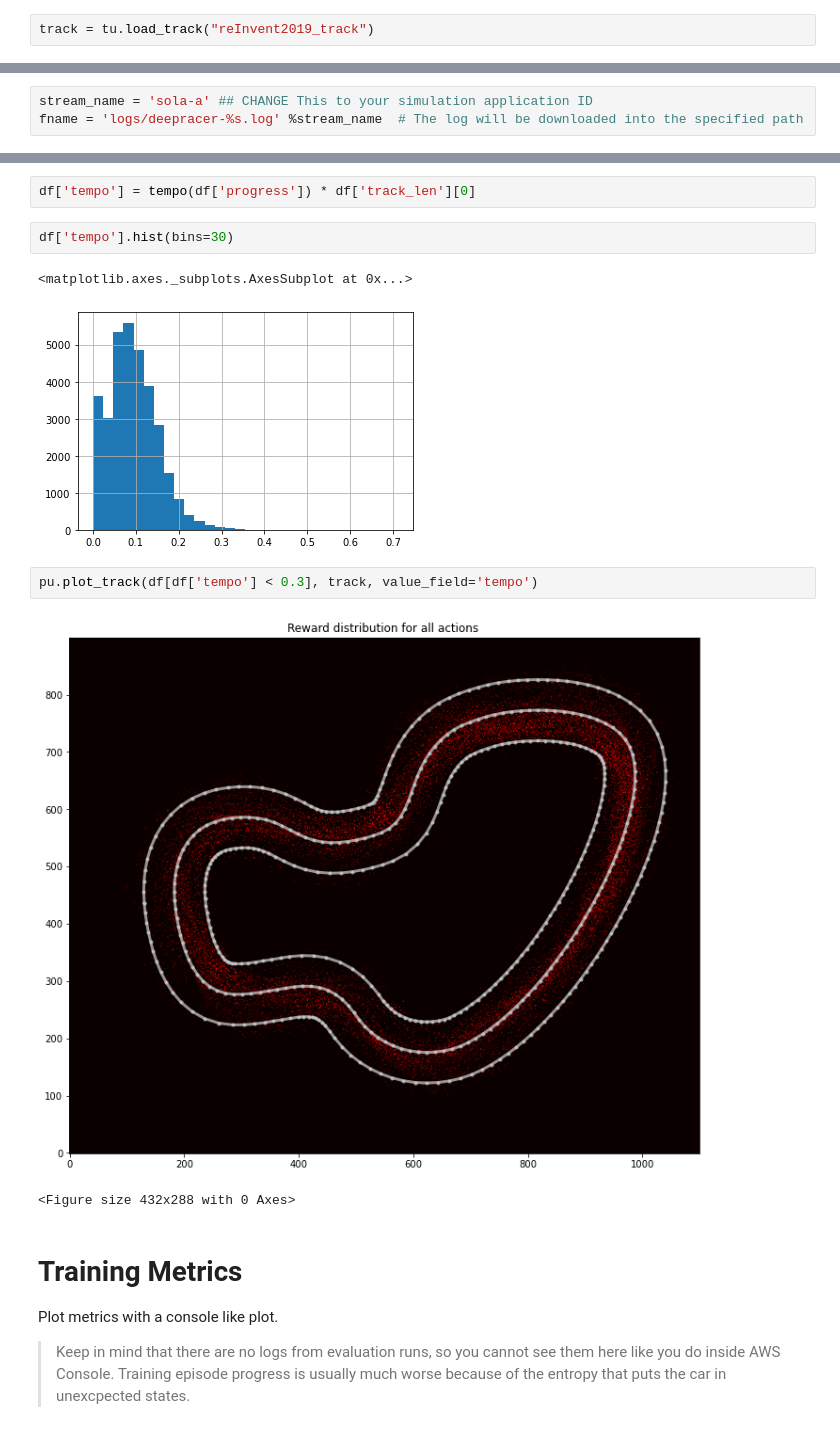
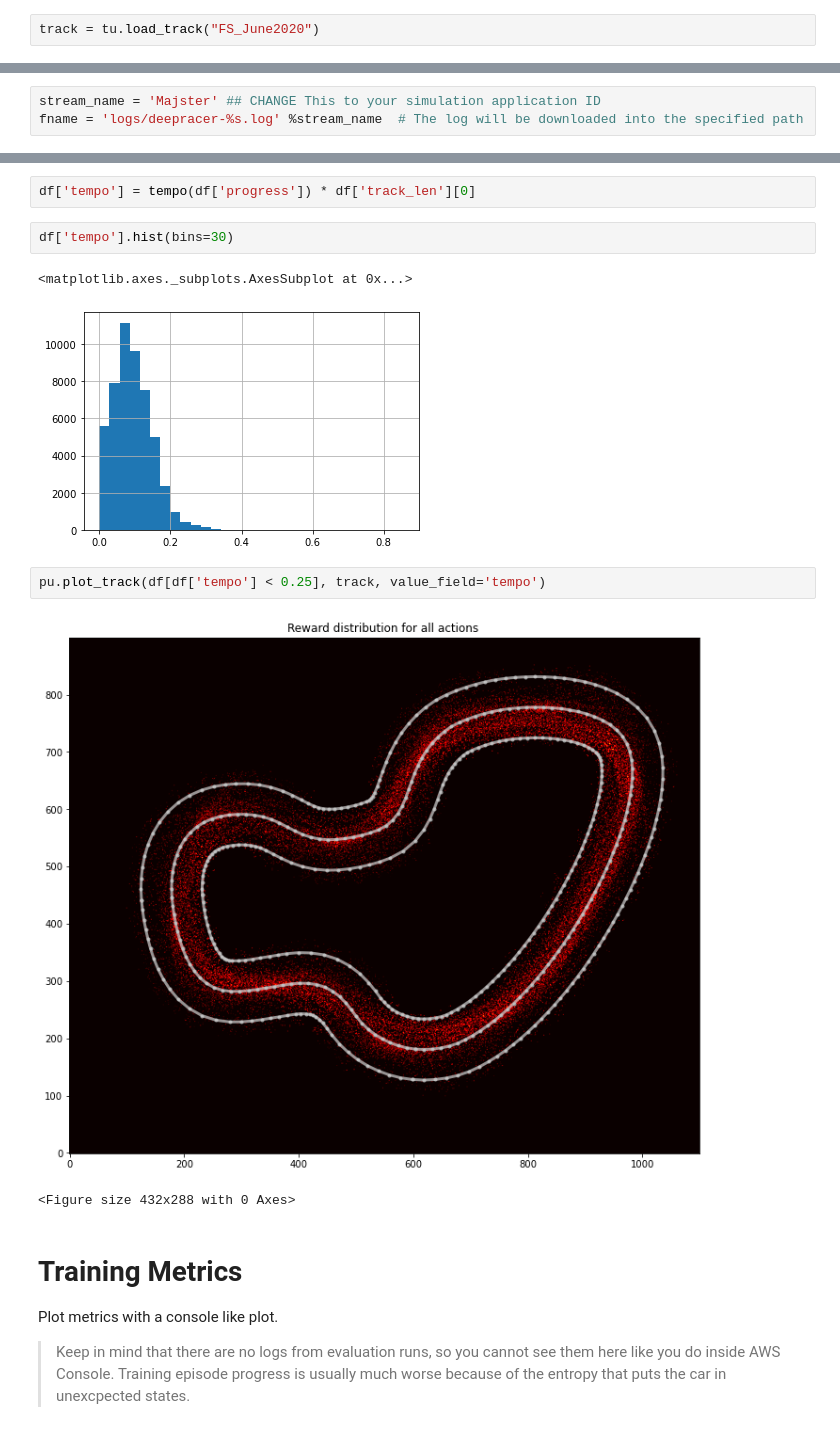
Before and after one commit to Maciej-GBS/dr-gummy, a Jupyter notebook: Essentials_analysis.ipynb, the cells around one changed output, grey strips where cells are left out. Cells and saved outputs as stored; diff of their text form.

```diff
--- a/Essentials_analysis.ipynb
+++ b/Essentials_analysis.ipynb
@@ -41,5 +42,5 @@ Mexico_track.npy                Virtual_May19_Train_track.npy
 # %%
 tu = TrackIO()
 # %%
-track = tu.load_track("reInvent2019_track")
+track = tu.load_track("FS_June2020")
 # %% [output]
@@ -94,5 +101,5 @@ sim-qmn0ksszgm3c SkodaX beta
 # %%
-stream_name = 'sola-a' ## CHANGE This to your simulation application ID
+stream_name = 'Majster' ## CHANGE This to your simulation application ID
 fname = 'logs/deepracer-%s.log' %stream_name  # The log will be downloaded into the specified path
 # %%
 cw.download_log(fname, stream_prefix=stream_name)  # add force=True if you downloaded the file before but want to repeat
@@ -247,11 +254,11 @@ df['tempo'] = tempo(df['progress']) * df['track_len'][0]
 df['tempo'].hist(bins=30)
 # %% [output]
 <matplotlib.axes._subplots.AxesSubplot at 0x...>
-[figure, old version]
+[figure, new version]
 # %%
-pu.plot_track(df[df['tempo'] < 0.3], track, value_field='tempo')
+pu.plot_track(df[df['tempo'] < 0.25], track, value_field='tempo')
 # %% [output]
-[figure, old version]
+[figure, new version]
 <Figure size 432x288 with 0 Axes>
 # %% [markdown]
 # Training Metrics
```
Also changed, not shown: parts of 31 cells of this notebook, 1 other file.
